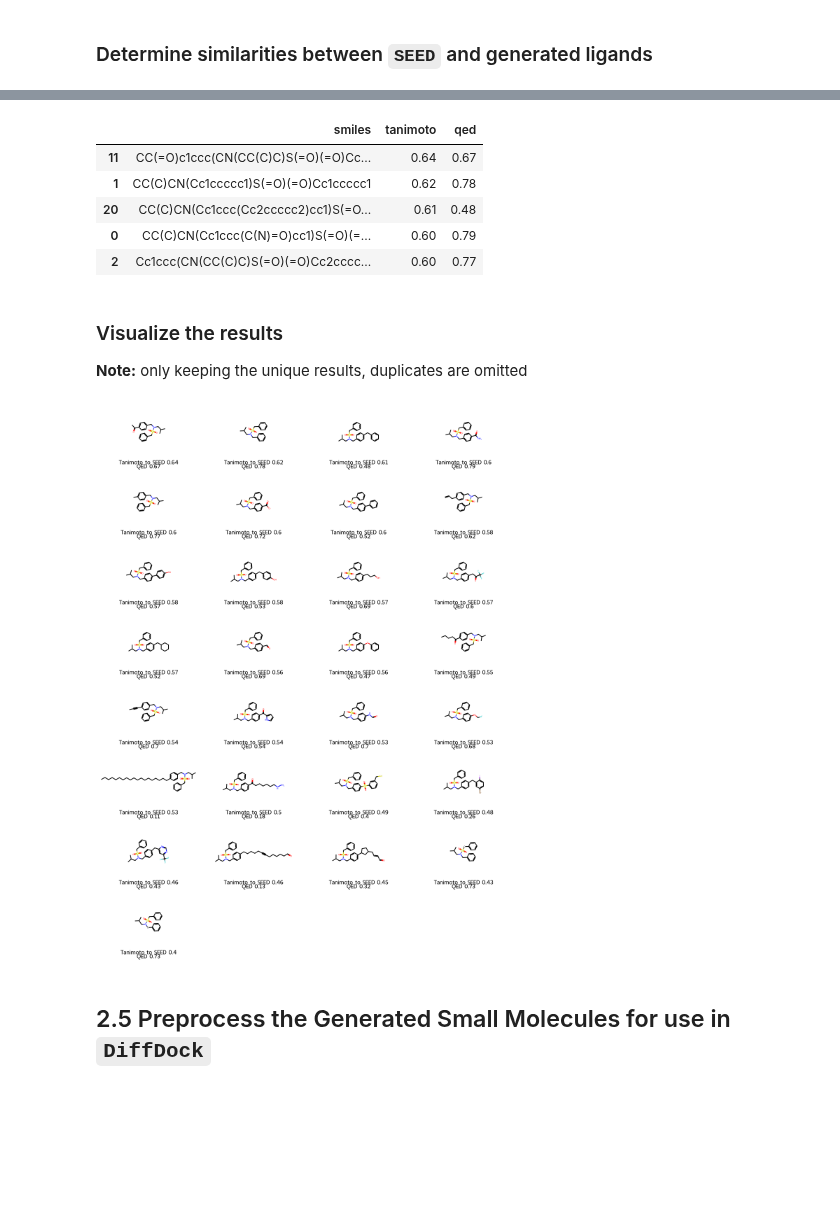
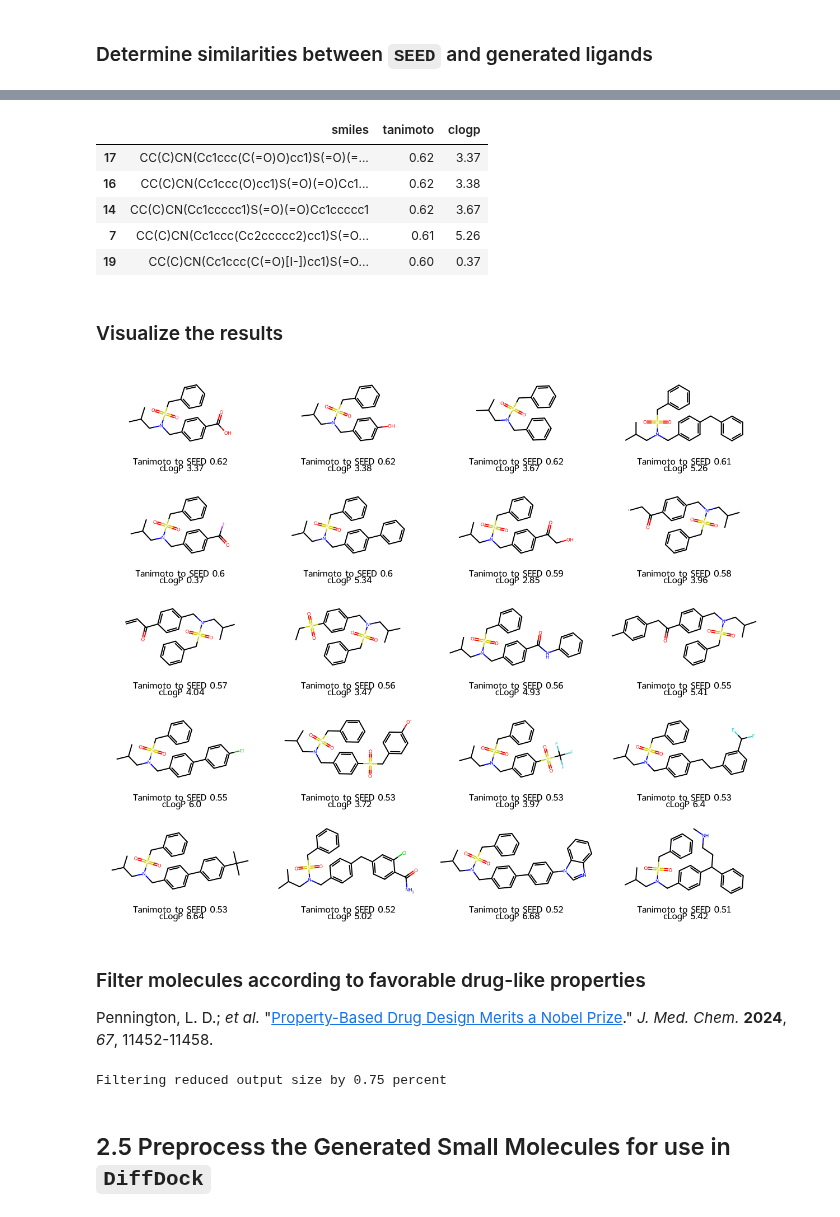
Before and after one commit to bf-nv/bionemo_tutorials, a Jupyter notebook: Step_2_GenMol_Controlled_SM_Generation_4WQP.ipynb, the cells around one changed output, grey strips where cells are left out. Cells and saved outputs as stored; diff of their text form; code cells hidden in the pictures; blank space fills up the shorter version.

```diff
--- a/Step_2_GenMol_Controlled_SM_Generation_4WQP.ipynb
+++ b/Step_2_GenMol_Controlled_SM_Generation_4WQP.ipynb
@@ -191,7 +198,8 @@ payload = {
     "temperature": 2,
     "noise": 0.5,
     "step_size": 1,
-    "scoring": "QED"
+    "scoring": "LogP",
+    "unique": True,
 }
 
 # re-use connections
@@ -230,7 +238,7 @@ def tanimoto_similarity(smiles, reference: str):
 # %%
 unique_molecules = {mol['smiles']: mol['score'] for mol in result['molecules']}
 smiles_list = list(unique_molecules.keys())
-qed_list = list(unique_molecules.values())
+clogp_list = list(unique_molecules.values())
 
 tanimoto_list = []
 for smi_ in smiles_list:
@@ -256,41 +264,43 @@ for smi_ in smiles_list:
 # %%
 tanimoto_list = [round(_, 2) for _ in tanimoto_list]
-qed_list = [round(_, 2) for _ in qed_list]
+clogp_list = [round(_, 2) for _ in clogp_list]
 
 df_viz = pd.DataFrame({
     'smiles': smiles_list,
     'tanimoto': tanimoto_list,
-    'qed': qed_list
+    'clogp': clogp_list
 })
 df_viz = df_viz.sort_values(
-    by=['tanimoto', 'qed'],
-    ascending=[False, False])
+    by=['tanimoto', 'clogp'],
+    ascending=[False, True])
 df_viz.head()
 # %% [output]
-|  | smiles | tanimoto | qed |
-| 11 | CC(=O)c1ccc(CN(CC(C)C)S(=O)(=O)Cc... | 0.64 | 0.67 |
-| 1 | CC(C)CN(Cc1ccccc1)S(=O)(=O)Cc1ccccc1 | 0.62 | 0.78 |
-| 20 | CC(C)CN(Cc1ccc(Cc2ccccc2)cc1)S(=O... | 0.61 | 0.48 |
-| 0 | CC(C)CN(Cc1ccc(C(N)=O)cc1)S(=O)(=... | 0.60 | 0.79 |
-| 2 | Cc1ccc(CN(CC(C)C)S(=O)(=O)Cc2cccc... | 0.60 | 0.77 |
+|  | smiles | tanimoto | clogp |
+| 17 | CC(C)CN(Cc1ccc(C(=O)O)cc1)S(=O)(=... | 0.62 | 3.37 |
+| 16 | CC(C)CN(Cc1ccc(O)cc1)S(=O)(=O)Cc1... | 0.62 | 3.38 |
+| 14 | CC(C)CN(Cc1ccccc1)S(=O)(=O)Cc1ccccc1 | 0.62 | 3.67 |
+| 7 | CC(C)CN(Cc1ccc(Cc2ccccc2)cc1)S(=O... | 0.61 | 5.26 |
+| 19 | CC(C)CN(Cc1ccc(C(=O)[I-])cc1)S(=O... | 0.60 | 0.37 |
 # %% [markdown]
 ### Visualize the results
-
-**Note:** only keeping the unique results, duplicates are omitted
 # %%
 smiles_list = df_viz['smiles'].tolist()
 tanimoto_list = df_viz['tanimoto'].tolist()
-qed_list = df_viz['qed'].tolist()
+clogp_list = df_viz['clogp'].tolist()
 
 ms = [Chem.MolFromSmiles(_) for _ in smiles_list]
 dopts = Draw.MolDrawOptions()
 dopts.legendFontSize=16
 dopts.legendFraction=0.2
 Draw.MolsToGridImage(ms,
                      molsPerRow=4,
                      subImgSize=(300, 200),
-                     legends = [f"Tanimoto to SEED {tanimoto}\nQED {qed}" for tanimoto, qed in zip(tanimoto_list, qed_list)],
+                     legends = [f"Tanimoto to SEED {tanimoto}\n cLogP {clogp}" for tanimoto, clogp in zip(tanimoto_list, clogp_list)],
                      drawOptions=dopts,
                      )
 # %% [output]
-[figure, old version]
+[figure, new version]
+# %% [markdown]
+### Filter molecules according to favorable drug-like properties
+
+Pennington, L. D.; *et al.* "[Property-Based Drug Design Merits a Nobel Prize](https://pubs.acs.org/doi/10.1021/acs.jmedchem.4c01345)." *J. Med. Chem.* **2024**, *67*, 11452-11458.
@@ -297,3 +340,11 @@ Draw.MolsToGridImage(ms,
+# %%
+initial_size = len(smiles_list)
+smiles_list = filter_smiles_druglike_properties(smiles_list)
+final_size = len(smiles_list)
+percentage_change = (1 - final_size/initial_size) * 100
+print(f"Filtering reduced output size by {percentage_change} percent")
+# %% [output]
+Filtering reduced output size by 0.75 percent
 # %% [markdown]
 ## 2.5 Preprocess the Generated Small Molecules for use in `DiffDock`
 # %%
```
Also changed, not shown: parts of 7 cells of this notebook.
